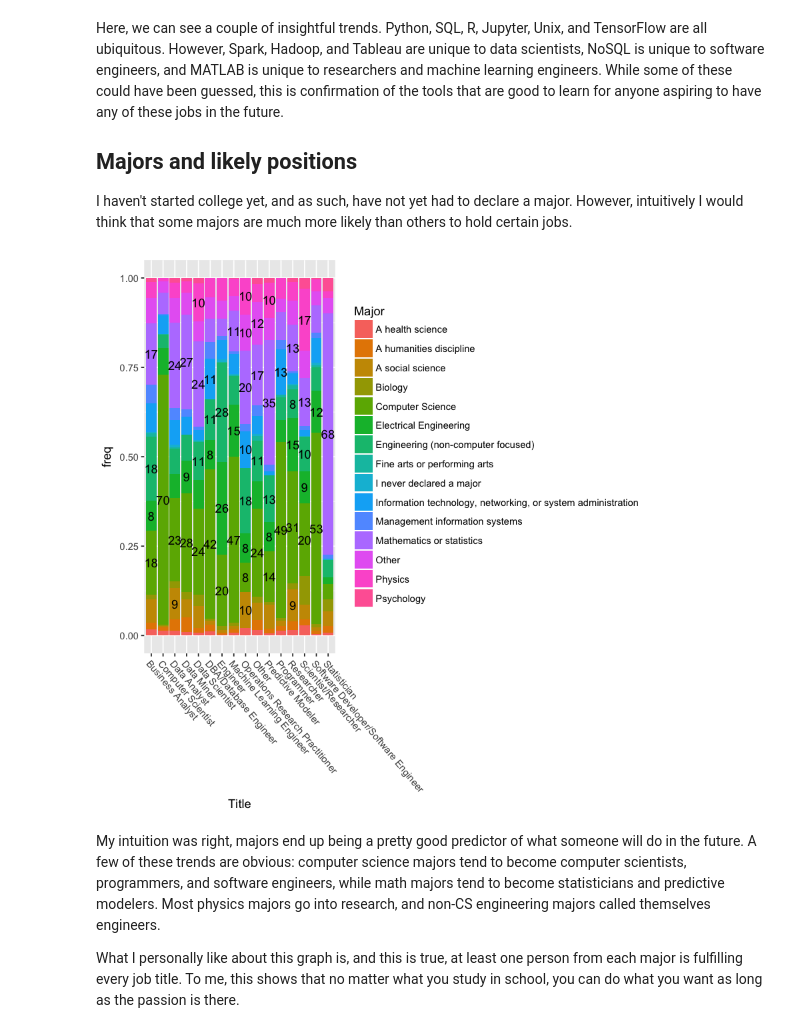
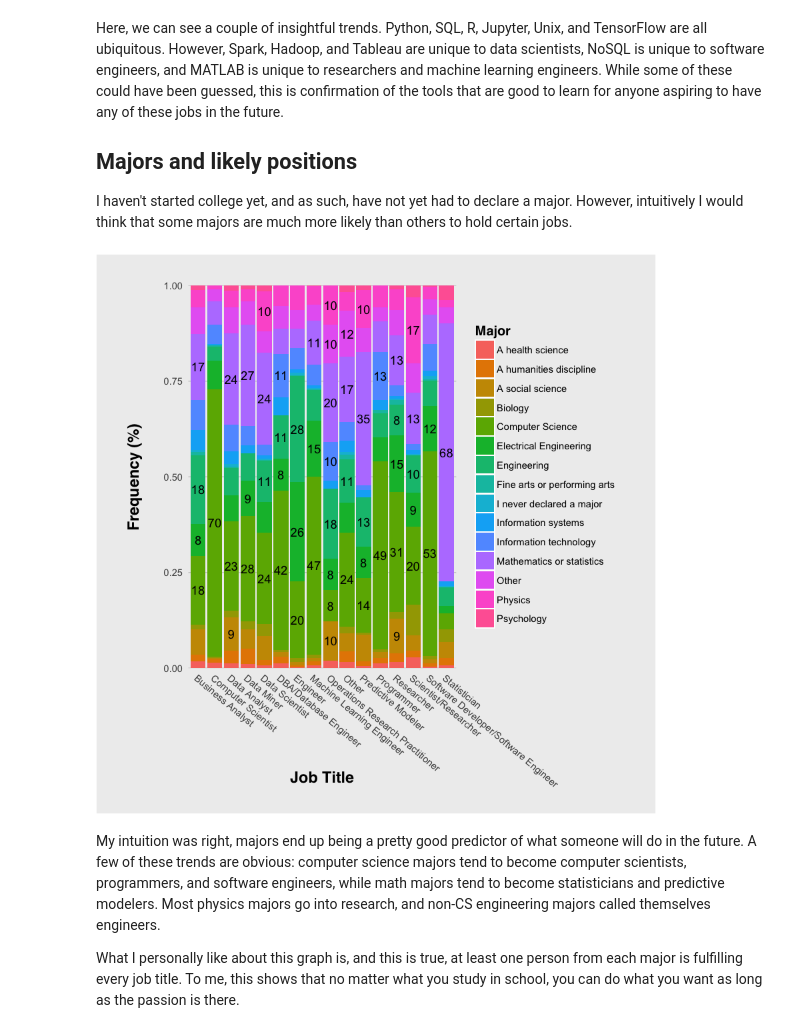
Before and after one commit to jackcook/kaggle-survey, a Jupyter notebook: analysis.ipynb, the cells around one changed output. Saved outputs shown, nothing was run; the diff lists cells and outputs as text; code cells hidden in the pictures.

Commit message:
Cleaned up graphs

```diff
--- a/analysis.ipynb
+++ b/analysis.ipynb
@@ -242,18 +256,40 @@ Here, we can see a couple of insightful trends. Python, SQL, R, Jupyter, Unix, a
 
 I haven't started college yet, and as such, have not yet had to declare a major. However, intuitively I would think that some majors are much more likely than others to hold certain jobs.
 # %%
+invisible(tryCatch({
+    results[results$MajorSelect == "Engineering (non-computer focused)", ]$MajorSelect <- "Engineering"
+    results[results$MajorSelect == "Information technology, networking, or system administration", ]$MajorSelect <- "Information technology"
+    results[results$MajorSelect == "Management information systems", ]$MajorSelect <- "Information systems"
+}, error = function(e){}))
+
 results %>%
     rename(Major = MajorSelect, Title = CurrentJobTitleSelect) %>%
     filter(Title != "", Major != "") %>%
     group_by(Title, Major) %>%
     summarize(n = n()) %>%
     mutate(freq = n / sum(n)) %>%
     ggplot() +
+    labs(x = "Job Title", y = "Frequency (%)") +
     geom_bar(aes(y = freq, x = Title, fill = Major), stat = "identity", position = position_stack(reverse = TRUE)) +
     geom_text(aes(y = freq, x = Title, label = ifelse(freq > 0.08, round(freq * 100), "")), position = position_stack(vjust = 0.5)) +
-    theme(axis.text.x = element_text(angle = 310, hjust = 0))
+    scale_y_continuous(expand = c(0, 0)) +
+    theme(
+        plot.background = element_rect(fill = "#eeeeee"),
+        panel.background = element_rect(fill = "#eeeeee"),
+        legend.background = element_rect(fill = "#eeeeee"),
+        legend.title = element_text(size = 12, family = "Helvetica", face = "bold"),
+        panel.grid.major = element_line(size = 0.4, linetype = "solid", color = "#cccccc"),
+        panel.grid.minor = element_line(size = 0),
+        plot.title = element_text(size = 20, family = "Helvetica", face = "bold", hjust = 0.5, margin = margin(b = 20)),
+        axis.title = element_text(size = 14, family = "Helvetica", face = "bold"),
+        axis.title.x = element_text(margin = margin(t = -15)),
+        axis.title.y = element_text(margin = margin(r = 20)),
+        axis.text.x = element_text(angle = 320, hjust = 0),
+        axis.ticks = element_blank(),
+        plot.margin = unit(c(1, 1, 1, 1), "cm")
+    )
 # %% [output]
-[figure, old version]
+[figure, new version]
 # %% [markdown]
 My intuition was right, majors end up being a pretty good predictor of what someone will do in the future. A few of these trends are obvious: computer science majors tend to become computer scientists, programmers, and software engineers, while math majors tend to become statisticians and predictive modelers. Most physics majors go into research, and non-CS engineering majors called themselves engineers.
 
```
Also changed, not shown: parts of 2 cells of this notebook.
